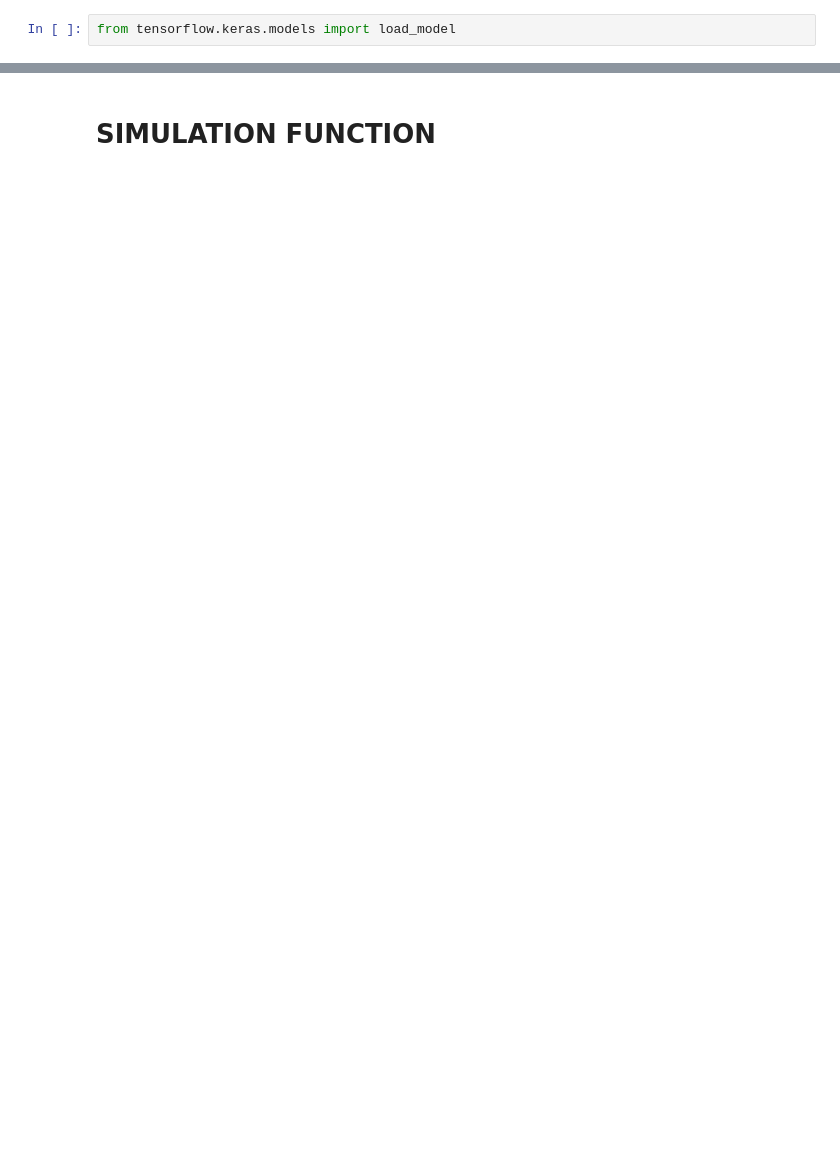
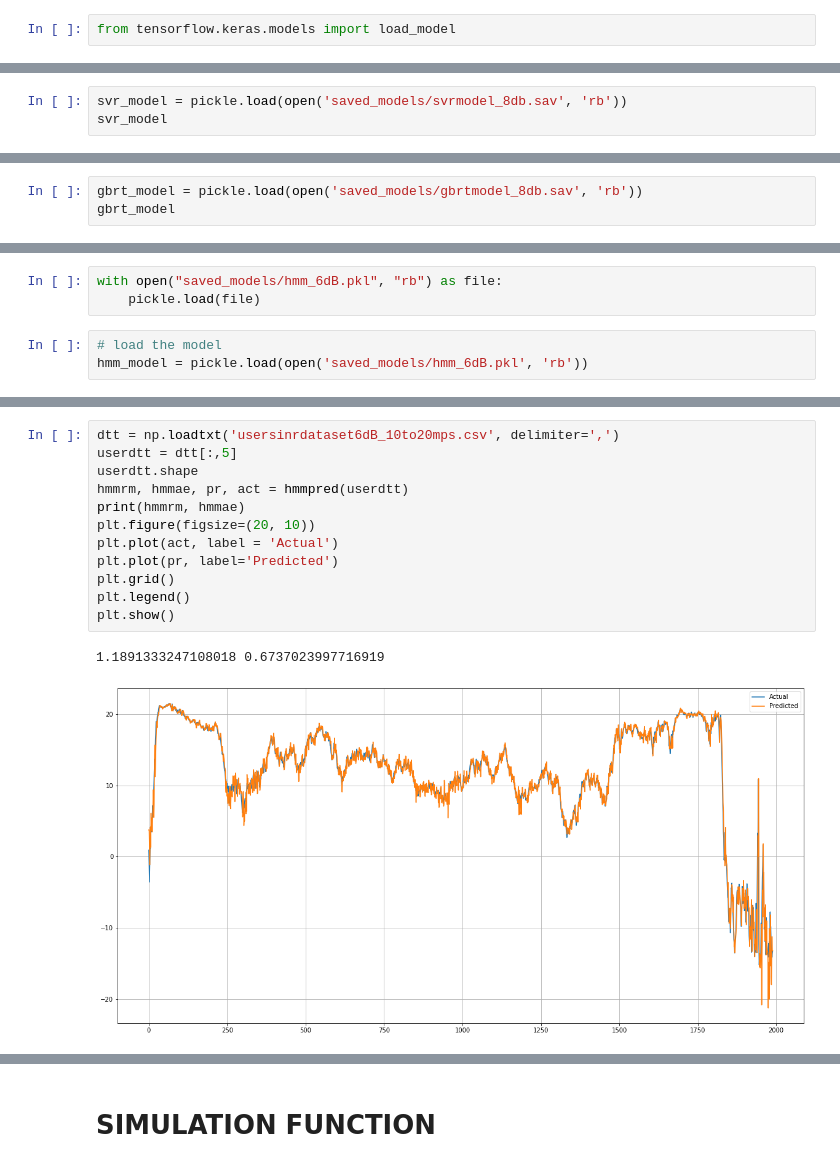
Before and after one commit to Vaibhav11002/MTech-Thesis-IITH, a Jupyter notebook: SINR Time Series Prediction/Final_SINR_Simulations.ipynb, the cells around one changed output, grey strips where cells are left out. Cells and saved outputs as stored; diff of their text form; blank space fills up the shorter version.

```diff
--- a/SINR Time Series Prediction/Final_SINR_Simulations.ipynb
+++ b/SINR Time Series Prediction/Final_SINR_Simulations.ipynb
@@ -834,0 +982,3 @@ def dnnpred(dnn_model, data):
+# %%
+svr_model = pickle.load(open('saved_models/svrmodel_8db.sav', 'rb'))
+svr_model
@@ -834,0 +987,3 @@ def dnnpred(dnn_model, data):
+# %%
+gbrt_model = pickle.load(open('saved_models/gbrtmodel_8db.sav', 'rb'))
+gbrt_model
@@ -834,0 +1044,6 @@ def dnnpred(dnn_model, data):
+# %%
+with open("saved_models/hmm_6dB.pkl", "rb") as file:
+    pickle.load(file)
+# %%
+# load the model
+hmm_model = pickle.load(open('saved_models/hmm_6dB.pkl', 'rb'))
@@ -834,0 +1144,15 @@ def dnnpred(dnn_model, data):
+# %%
+dtt = np.loadtxt('usersinrdataset6dB_10to20mps.csv', delimiter=',')
+userdtt = dtt[:,5]
+userdtt.shape
+hmmrm, hmmae, pr, act = hmmpred(userdtt)
+print(hmmrm, hmmae)
+plt.figure(figsize=(20, 10))
+plt.plot(act, label = 'Actual')
+plt.plot(pr, label='Predicted')
+plt.grid()
+plt.legend()
+plt.show()
+# %% [output]
+1.1891333247108018 0.6737023997716919
+[figure, added]
```
Also changed, not shown: parts of 48 cells of this notebook.
